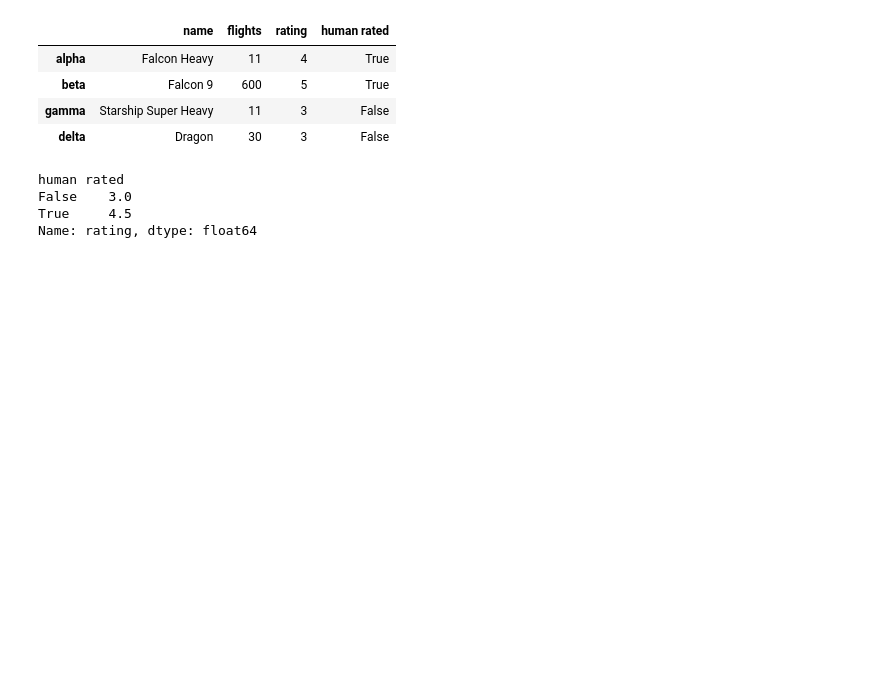
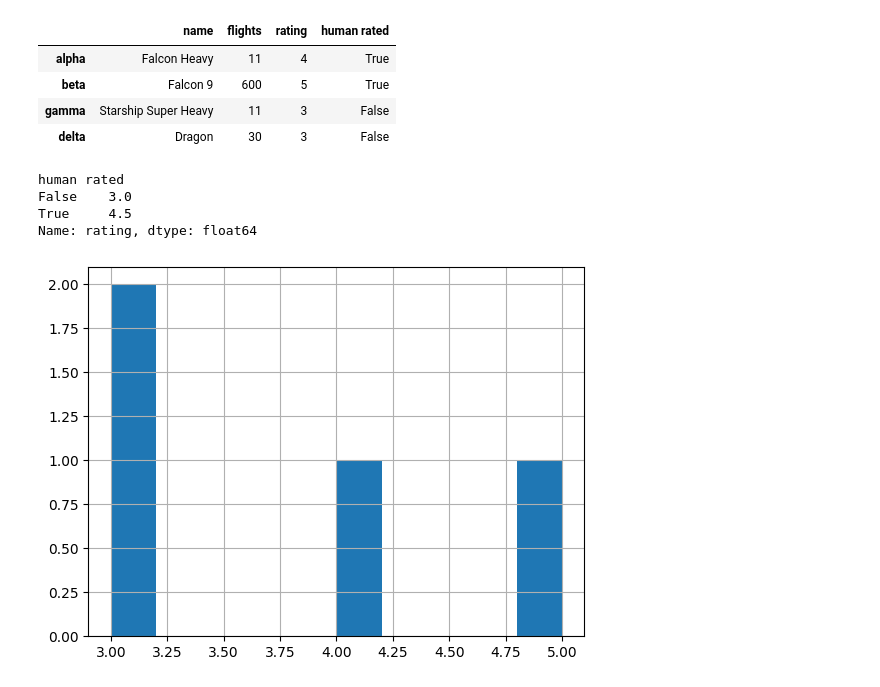
Before and after one commit to cmd-cosmos/scientific-computing, a Jupyter notebook: ML-DL/data-science/basic.ipynb, the cells around one changed output. Saved outputs shown, nothing was run; the diff lists cells and outputs as text; code cells hidden in the pictures; blank space fills up the shorter version.

Commit message:
visualizing data

```diff
--- a/ML-DL/data-science/basic.ipynb
+++ b/ML-DL/data-science/basic.ipynb
@@ -114,3 +114,10 @@ human rated
 False    3.0
 True     4.5
 Name: rating, dtype: float64
+# %%
+# visualization
+
+df["rating"].hist()
+plt.show()
+# %% [output]
+[figure, added]
```
Also changed, not shown: parts of 2 cells of this notebook.
